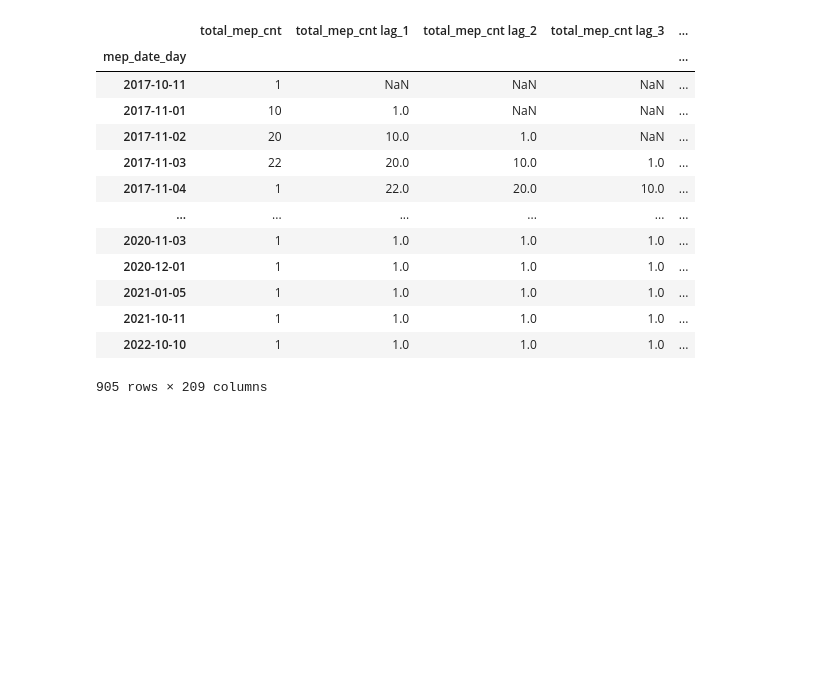
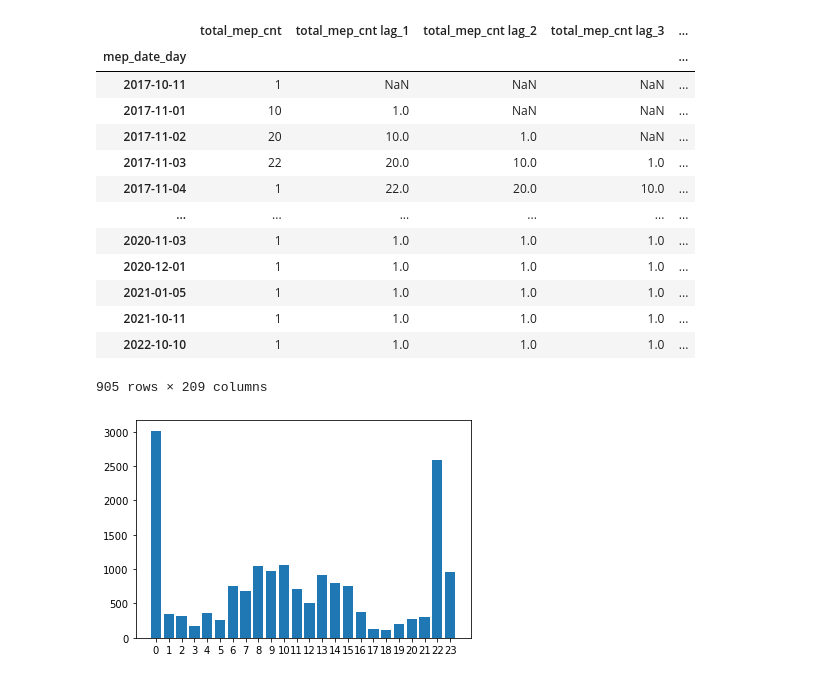
Before and after one commit to aiglobalpros/AI_Call_Center, a Jupyter notebook: notebooks/exploration_internal_events.ipynb, the cells around one changed output. Saved outputs shown, nothing was run; the diff lists cells and outputs as text; code cells hidden in the pictures; blank space fills up the shorter version.

```diff
--- a/notebooks/exploration_internal_events.ipynb
+++ b/notebooks/exploration_internal_events.ipynb
@@ -51,3 +52,13 @@ agg_df
 | 2021-10-11 | 1 | 1.0 | 1.0 | 1.0 | ... |
 | 2022-10-10 | 1 | 1.0 | 1.0 | 1.0 | ... |
 905 rows × 209 columns
+# %%
+y = mep_df['ActualStartDate'].apply(lambda x: x.hour).value_counts().values
+x = mep_df['ActualStartDate'].apply(lambda x: x.hour).value_counts().index
+
+
+plt.bar(x, y)
+plt.xticks(x, rotation=0)
+plt.show()
+# %% [output]
+[figure, added]
```
Also changed, not shown: parts of 2 cells of this notebook, 6 other files.
